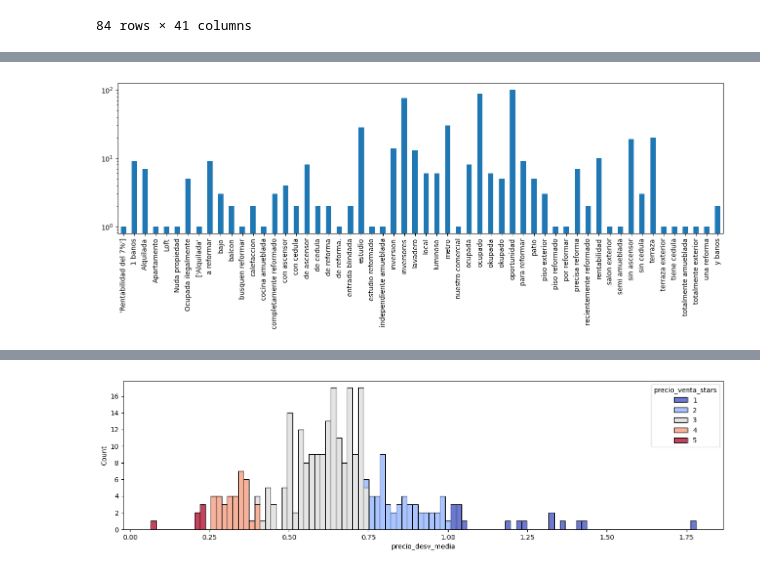
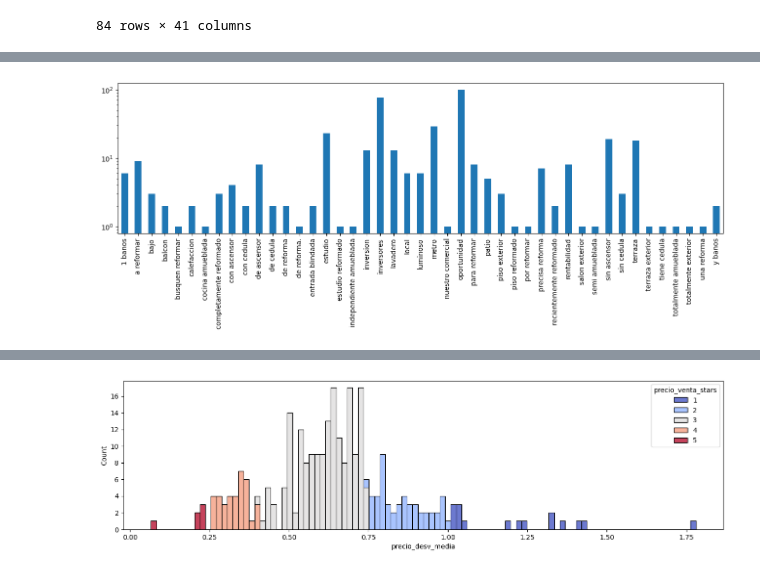
Before and after one commit to germanztz/realadvisor, a Jupyter notebook: realadvisor_03_pisos.ipynb, the cells around one changed output, grey strips where cells are left out. Drawn from its saved outputs; the diff is of its cells as text; code cells hidden in the pictures.

```diff
--- a/realadvisor_03_pisos.ipynb
+++ b/realadvisor_03_pisos.ipynb
@@ -122,0 +67,10 @@ pisos
+# %%
+from src.realty import Realty
+
+pisos['town'] = pisos['town'].map(Realty.get_hood)
+pisos['description'] = pisos['description'].map(Realty.clean_description)
+pisos[['type_v','address', 'description']] = pisos[['type_v','address', 'description']].applymap(Realty.estandarizar)
+pisos['n_hab'] = pisos['info'].map(Realty.get_n_hab).astype('Int64')
+pisos['sup_m2'] = pisos['info'].map(Realty.get_sup_m2).astype('Int64')
+
+pisos
@@ -123,12 +91,5 @@ pisos
 # %%
-okupadas_words = ['okupada', 'okupado', 'ocupado', 'ocupada', 'ocupacional', 'sin posesión', 'sin posesion','ilegal']
-alquiladas_words = ['alquilado', 'alquilada', 'inquilinos', 'inquilino', 'usufructuarios', 'usufructuario','arrendado']
-def get_occupation(x):
-    if any(word.lower() in x.lower() for word in okupadas_words): return 'ocupada'
-    if any(word.lower() in x.lower() for word in alquiladas_words): return 'alquilada'
-    return 'disponible'
-
-pisos['disponibilidad'] = pisos['description'].map(get_occupation)
+pisos['disponibilidad'] = pisos['description'].map(Realty.get_occupation)
 
 
 pisos['disponibilidad'].value_counts().plot(kind='pie', autopct='%1.1f%%')
@@ -216,0 +117,7 @@ display(pisos[['description', 'tags']])
+# %%
+
+# Initialize tags column if it doesn't exist
+pisos['tags'] = pisos['tags'].fillna('')
+pisos['tags'] = pisos['description'].map(Realty.get_tags)
+
+display(pisos[['description', 'tags']])
@@ -217,9 +138,9 @@ display(pisos[['description', 'tags']])
 # %%
 
 # Split tags into individual words and count occurrences
-tag_counts = pd.Series([word.strip() for tags_list in pisos['tags'].str.split(',') for word in tags_list if word.strip()]).value_counts()
+tag_counts = pd.Series([word.strip() for tags_list in pisos['tags'] for word in tags_list if word.strip()]).value_counts()
 # Plot the tag counts
 tag_counts.sort_index().plot(kind='bar', figsize=(16,4), logy=True)
 plt.show()
 # %% [output]
-[figure, old version]
+[figure, new version]
```
Also changed, not shown: parts of 7 cells of this notebook, 11 other files.
